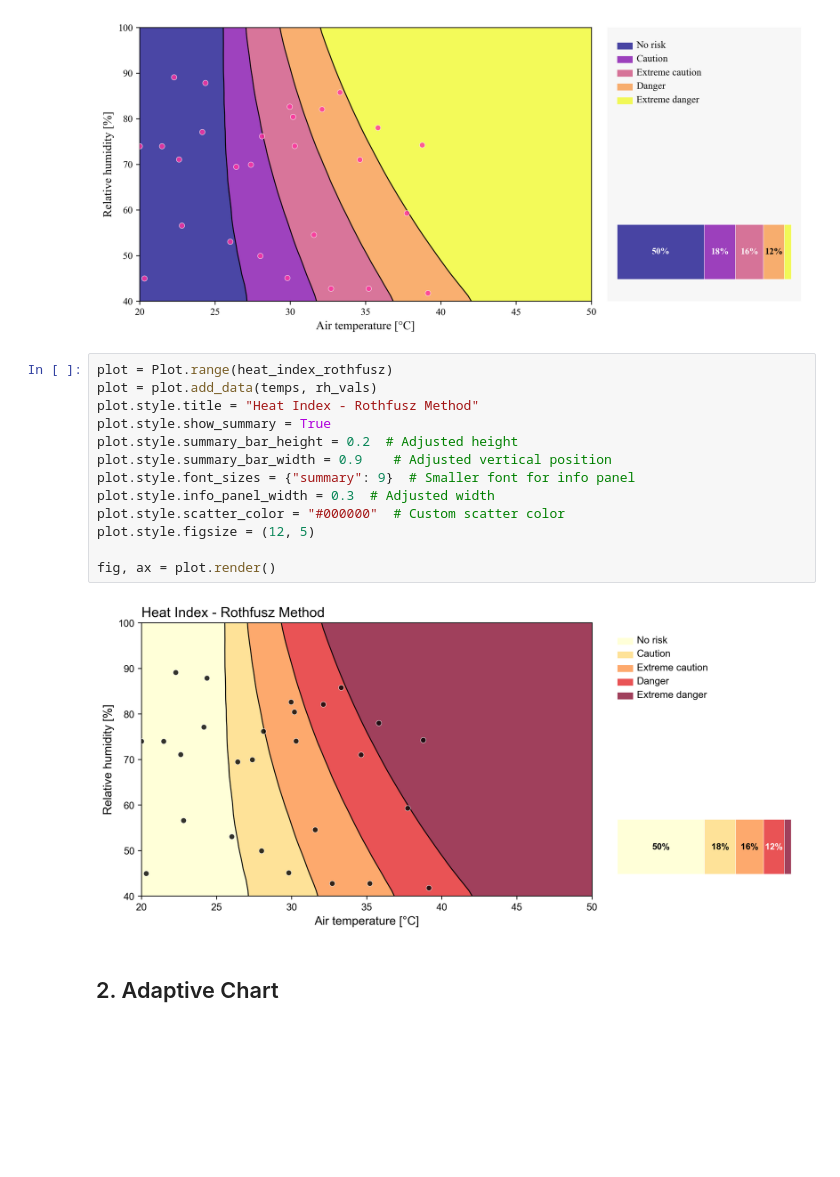
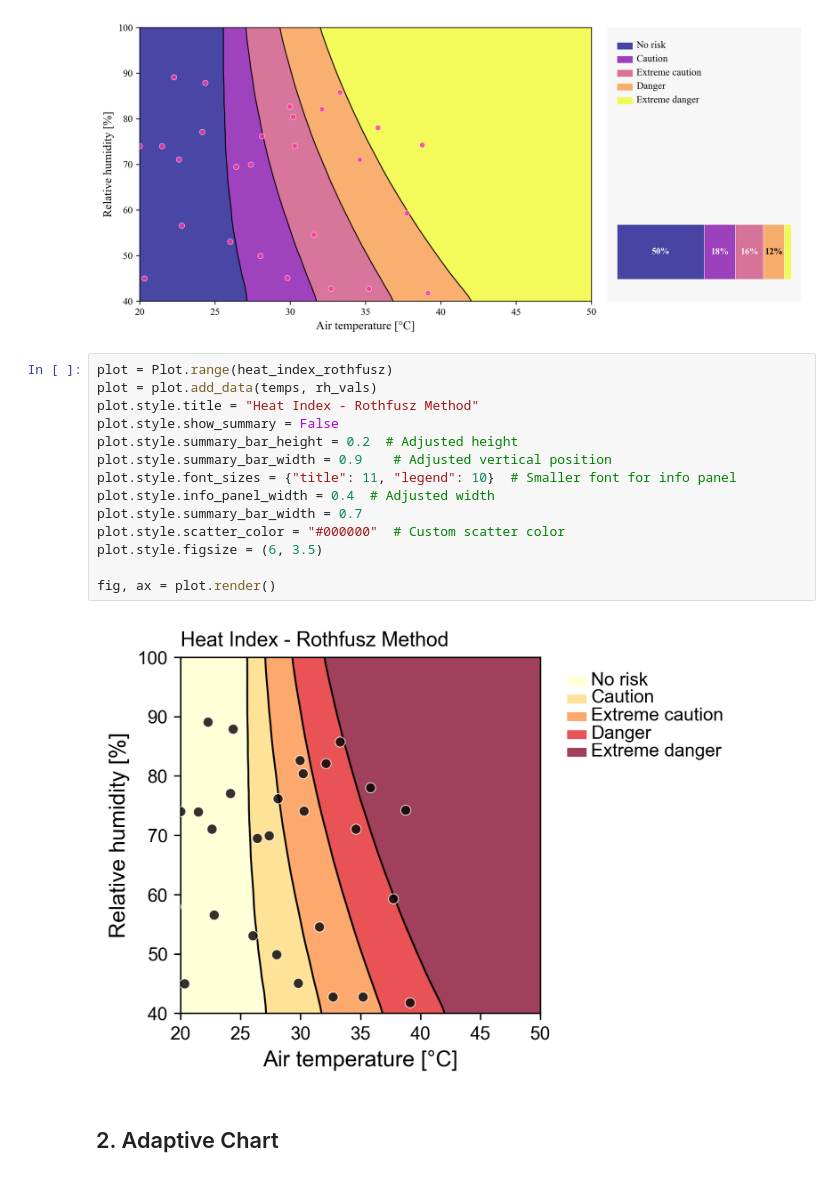
Before and after one commit to CenterForTheBuiltEnvironment/pythermalcomfort, a Jupyter notebook: test_notebook.ipynb, the cells around one changed output. Saved outputs shown, nothing was run; the diff lists cells and outputs as text; blank space fills up the shorter version.

```diff
--- a/test_notebook.ipynb
+++ b/test_notebook.ipynb
@@ -61,18 +76,19 @@ fig, ax = plot.render()
 # %%
 plot = Plot.range(heat_index_rothfusz)
 plot = plot.add_data(temps, rh_vals)
 plot.style.title = "Heat Index - Rothfusz Method"
-plot.style.show_summary = True
+plot.style.show_summary = False
 plot.style.summary_bar_height = 0.2  # Adjusted height
 plot.style.summary_bar_width = 0.9    # Adjusted vertical position
-plot.style.font_sizes = {"summary": 9}  # Smaller font for info panel
-plot.style.info_panel_width = 0.3  # Adjusted width
+plot.style.font_sizes = {"title": 11, "legend": 10}  # Smaller font for info panel
+plot.style.info_panel_width = 0.4  # Adjusted width
+plot.style.summary_bar_width = 0.7
 plot.style.scatter_color = "#000000"  # Custom scatter color
-plot.style.figsize = (12, 5)
+plot.style.figsize = (6, 3.5)
 
 fig, ax = plot.render()
 # %% [output]
-[figure, old version]
+[figure, new version]
 # %% [markdown]
 ## 2. Adaptive Chart
 # %%
```
Also changed, not shown: parts of 4 cells of this notebook, 13 other files.
